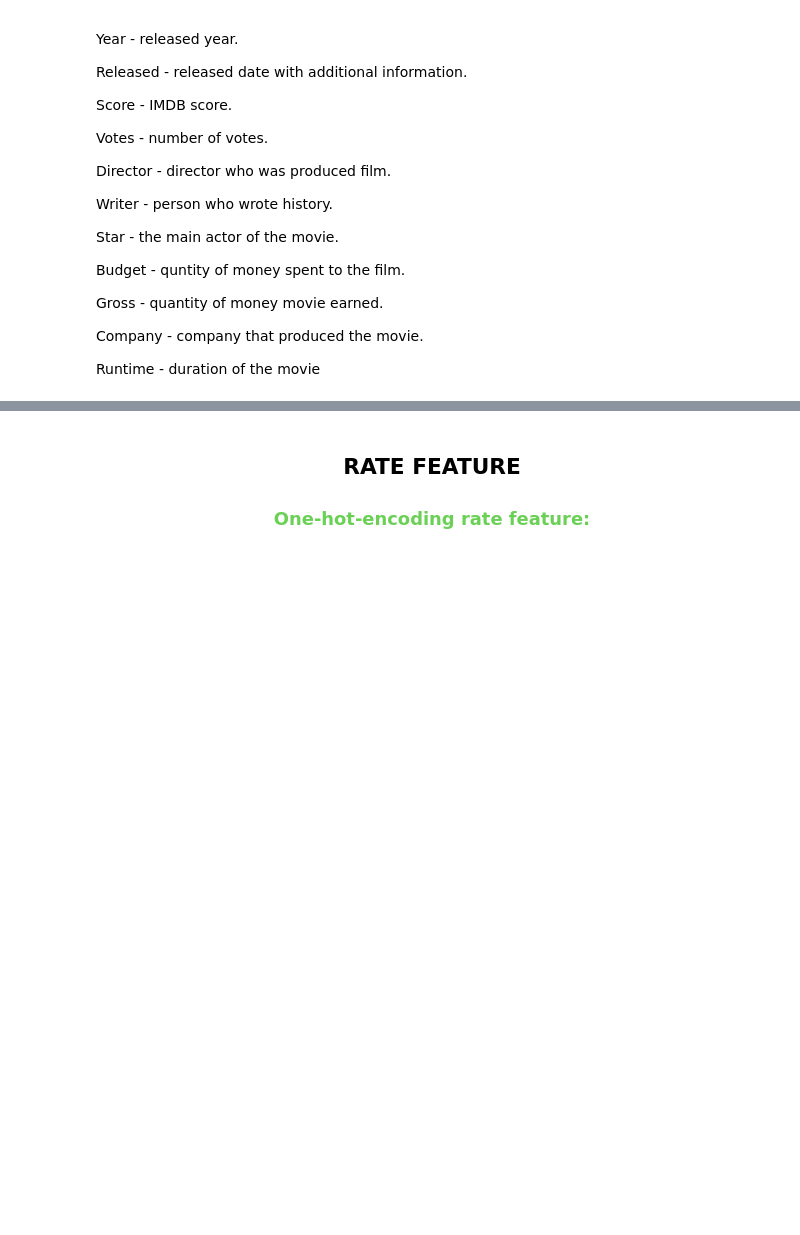
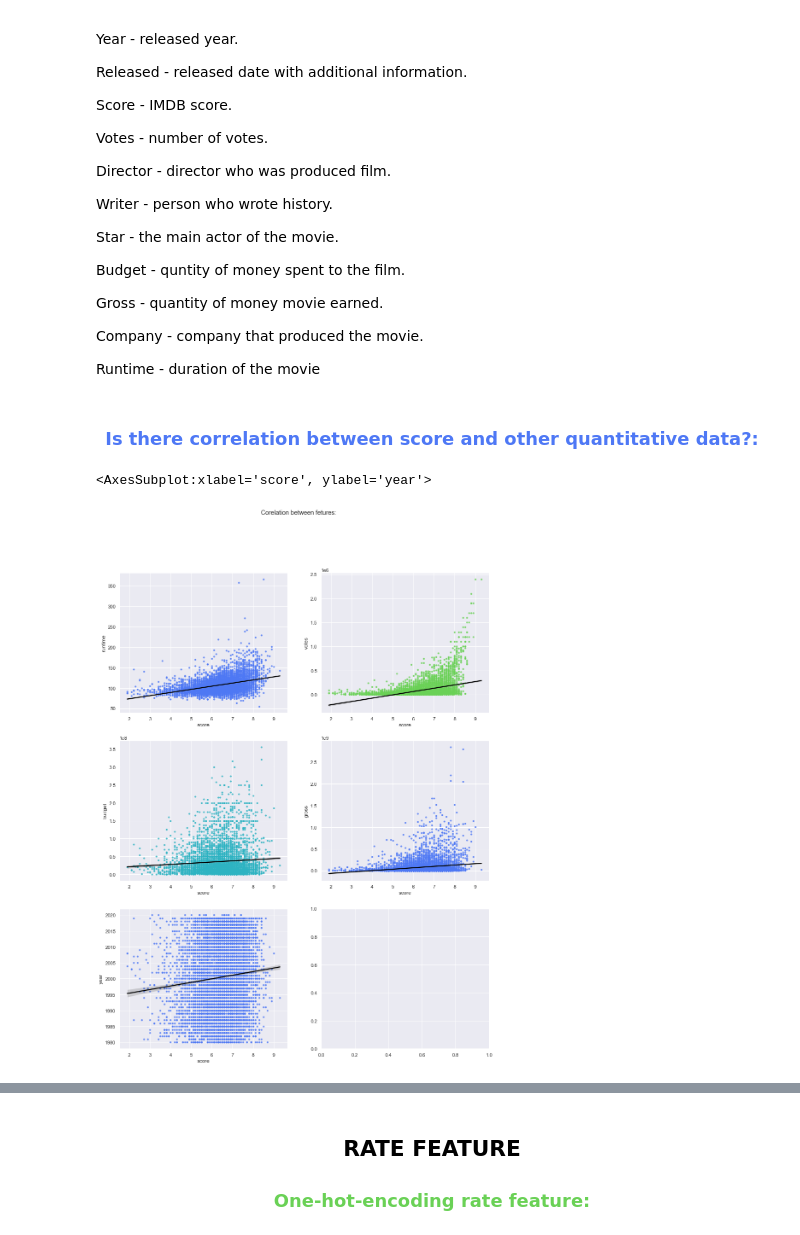
Before and after one commit to Kasterov/BestMovieAnalyzer, a Jupyter notebook: Model_movie_page.ipynb, the cells around one changed output, grey strips where cells are left out. Drawn from its saved outputs; the diff is of its cells as text; code cells hidden in the pictures; blank space fills up the shorter version.

```diff
--- a/Model_movie_page.ipynb
+++ b/Model_movie_page.ipynb
@@ -43,3 +45,21 @@ movie_df_all.head(5)
 <p>Gross - quantity of money movie earned.</p>
 <p>Company - company that produced the movie.</p>
 <p>Runtime - duration of the movie</p>
+# %% [markdown]
+<h3 align = "center"><font color='#4e78f5'>Is there correlation between score and other quantitative data?:</font></h3>
+# %%
+fig, axes = plt.subplots(3, 2)
+fig.suptitle("Corelation between fetures:")
+fig.set_size_inches(15.5, 20.5)
+
+markersize = 3
+data = movie_df_all
+
+sns.regplot(ax = axes[0][0], x = "score", y = "runtime", data = data, line_kws={"color": "black"}, scatter_kws={'s':10}, color="#4e78f5")
+sns.regplot(ax = axes[0][1], x = "score", y = "votes", data = data, line_kws={"color": "black"}, scatter_kws={'s':10}, color="#6ad156")
+sns.regplot(ax = axes[1][0], x = "score", y = "budget", data = data, line_kws={"color": "black"}, scatter_kws={'s':10}, color="#2db3c2")
+sns.regplot(ax = axes[1][1], x = "score", y = "gross", data = data, line_kws={"color": "black"}, scatter_kws={'s':10}, color="#4e78f5")
+sns.regplot(ax = axes[2][0], x = "score", y = "year", data = data, line_kws={"color": "black"}, scatter_kws={'s':10}, color="#4e78f5")
+# %% [output]
+<AxesSubplot:xlabel='score', ylabel='year'>
+[figure, added]
```
Also changed, not shown: parts of 14 cells of this notebook, 1 other file.
